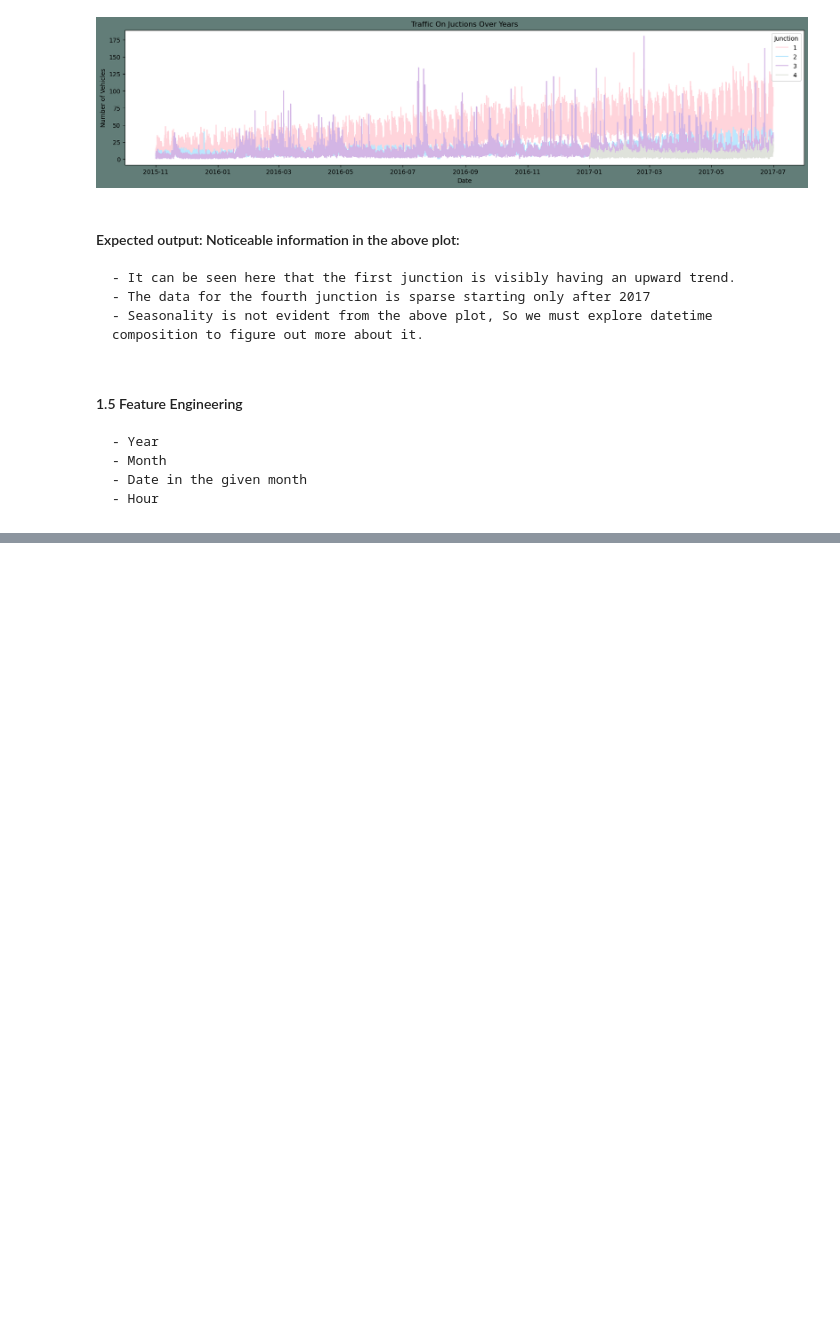
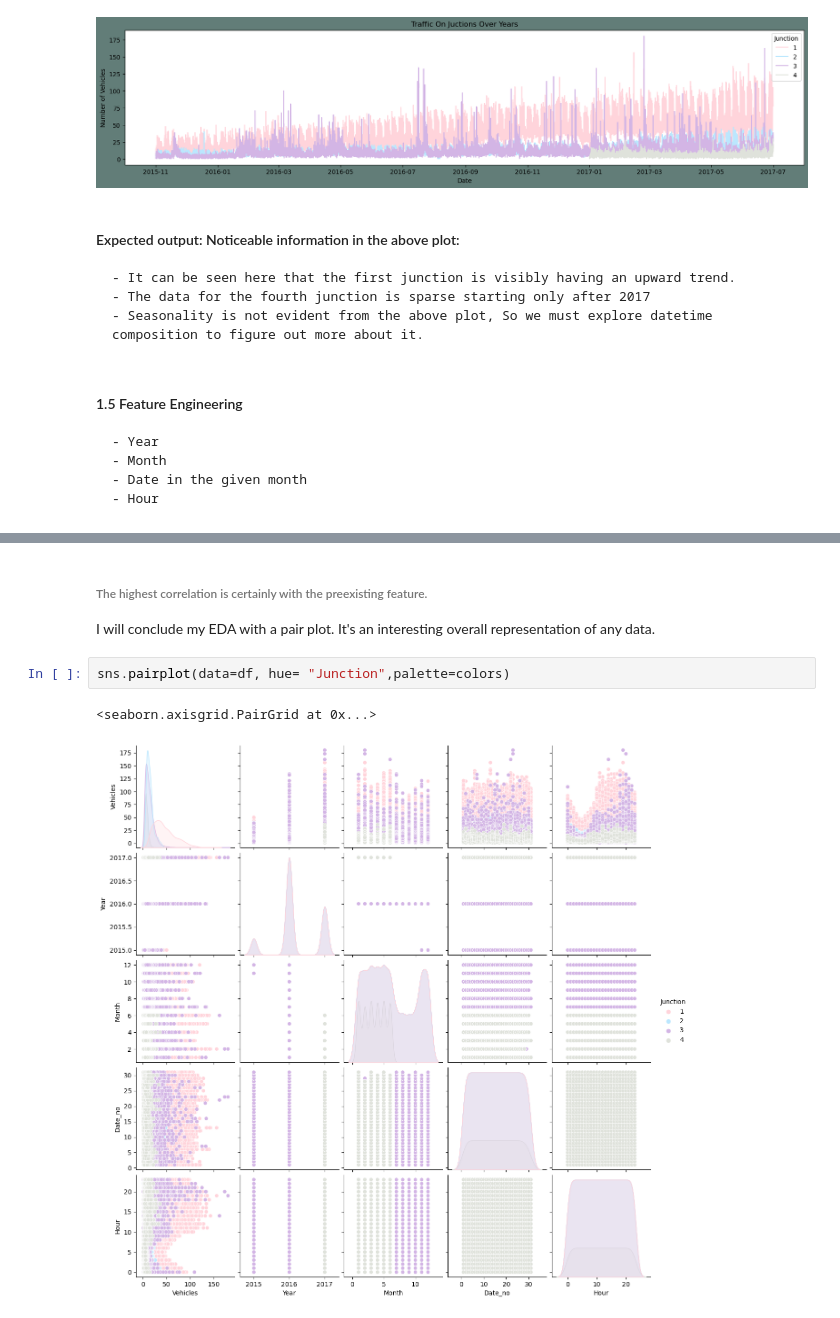
Before and after one commit to its-kios09/Traffic-Prediction, a Jupyter notebook: Model/TrafficModel.ipynb, the cells around one changed output, grey strips where cells are left out. Cells and saved outputs as stored; diff of their text form; blank space fills up the shorter version.

```diff
--- a/Model/TrafficModel.ipynb
+++ b/Model/TrafficModel.ipynb
@@ -92,0 +158,9 @@ Text(0.5, 0, 'Date')
+# %% [markdown]
+###### The highest correlation is certainly with the preexisting feature.
+
+I will conclude my EDA with a pair plot. It's an interesting overall representation of any data.
+# %%
+sns.pairplot(data=df, hue= "Junction",palette=colors)
+# %% [output]
+<seaborn.axisgrid.PairGrid at 0x...>
+[figure, added]
```
Also changed, not shown: parts of 45 cells of this notebook, 1 other file.
